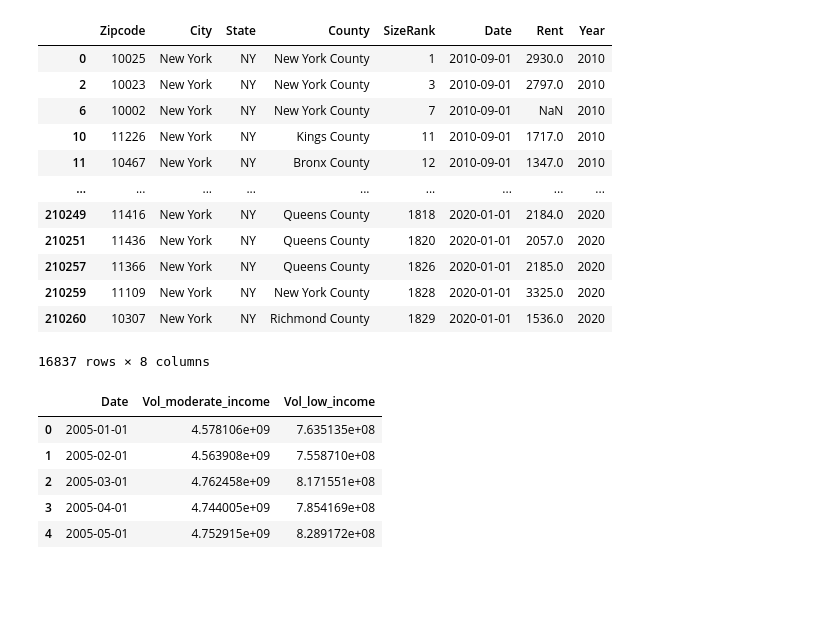
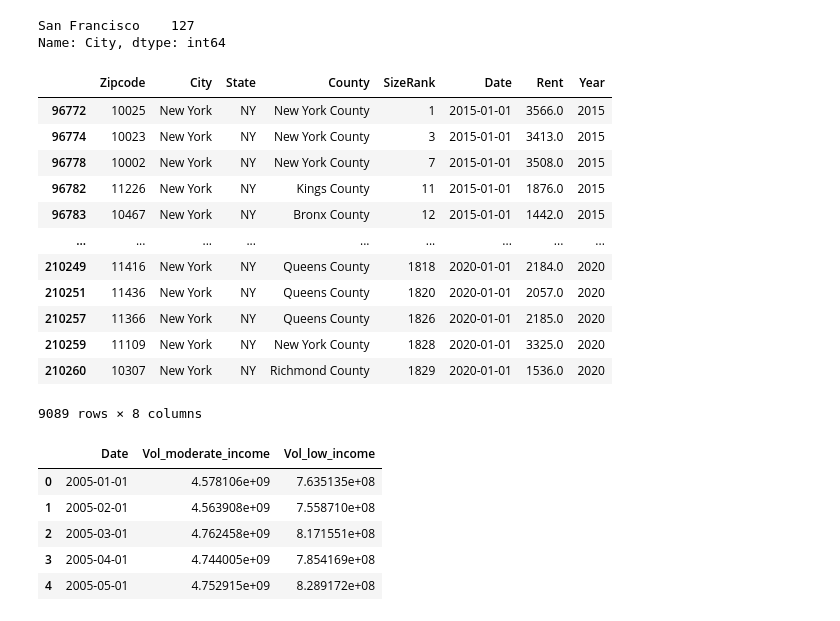
Before and after one commit to EugeniaDickson/zillow_rent_index, a Jupyter notebook: casey/pipeline-execution-test.ipynb, the cells around one changed output. Cells and saved outputs as stored; diff of their text form; code cells hidden in the pictures; blank space fills up the shorter version.

```diff
--- a/casey/pipeline-execution-test.ipynb
+++ b/casey/pipeline-execution-test.ipynb
@@ -6,0 +81,5 @@ import matplotlib.pyplot as plt
+# %%
+aq[aq['County'].isin(['San Francisco'])].City.value_counts()
+# %% [output]
+San Francisco    127
+Name: City, dtype: int64
@@ -15,22 +104,26 @@ nyc_zillow.drop(['RegionID','Metro'],axis=1,inplace=True)
 # %%
 # we want to drop the zipcode 10069
 nyc_zillow = nyc_zillow[nyc_zillow.Zipcode != '10069'].copy()
-# %%
-nyc_zillow
-# %% [output]
-|  | Zipcode | City | State | County | SizeRank | Date | Rent | Year |
-| 0 | 10025 | New York | NY | New York County | 1 | 2010-09-01 | 2930.0 | 2010 |
-| 2 | 10023 | New York | NY | New York County | 3 | 2010-09-01 | 2797.0 | 2010 |
-| 6 | 10002 | New York | NY | New York County | 7 | 2010-09-01 | NaN | 2010 |
-| 10 | 11226 | New York | NY | Kings County | 11 | 2010-09-01 | 1717.0 | 2010 |
-| 11 | 10467 | New York | NY | Bronx County | 12 | 2010-09-01 | 1347.0 | 2010 |
-| ... | ... | ... | ... | ... | ... | ... | ... | ... |
-| 210249 | 11416 | New York | NY | Queens County | 1818 | 2020-01-01 | 2184.0 | 2020 |
-| 210251 | 11436 | New York | NY | Queens County | 1820 | 2020-01-01 | 2057.0 | 2020 |
-| 210257 | 11366 | New York | NY | Queens County | 1826 | 2020-01-01 | 2185.0 | 2020 |
-| 210259 | 11109 | New York | NY | New York County | 1828 | 2020-01-01 | 3325.0 | 2020 |
-| 210260 | 10307 | New York | NY | Richmond County | 1829 | 2020-01-01 | 1536.0 | 2020 |
-16837 rows × 8 columns
+# %%
+nyc_zillow[nyc_zillow['Year'] >= 2015]
+
+# nulls_df = df[df['Rent'].isnull()]
+# bad_zips = nulls_df['Zipcode'].unique().tolist()
+# df = df[df['Zipcode'].isin(bad_zips)==False]
+# %% [output]
+|  | Zipcode | City | State | County | SizeRank | Date | Rent | Year |
+| 96772 | 10025 | New York | NY | New York County | 1 | 2015-01-01 | 3566.0 | 2015 |
+| 96774 | 10023 | New York | NY | New York County | 3 | 2015-01-01 | 3413.0 | 2015 |
+| 96778 | 10002 | New York | NY | New York County | 7 | 2015-01-01 | 3508.0 | 2015 |
+| 96782 | 11226 | New York | NY | Kings County | 11 | 2015-01-01 | 1876.0 | 2015 |
+| 96783 | 10467 | New York | NY | Bronx County | 12 | 2015-01-01 | 1442.0 | 2015 |
+| ... | ... | ... | ... | ... | ... | ... | ... | ... |
+| 210249 | 11416 | New York | NY | Queens County | 1818 | 2020-01-01 | 2184.0 | 2020 |
+| 210251 | 11436 | New York | NY | Queens County | 1820 | 2020-01-01 | 2057.0 | 2020 |
+| 210257 | 11366 | New York | NY | Queens County | 1826 | 2020-01-01 | 2185.0 | 2020 |
+| 210259 | 11109 | New York | NY | New York County | 1828 | 2020-01-01 | 3325.0 | 2020 |
+| 210260 | 10307 | New York | NY | Richmond County | 1829 | 2020-01-01 | 1536.0 | 2020 |
+9089 rows × 8 columns
 # %%
 # reshape for better merging
 inclvl_moderate = inclvl_data[inclvl_data.income_level_group == 'Moderate'][['Date','Vol']]
```
Also changed, not shown: parts of 5 cells of this notebook, 1 other file.
